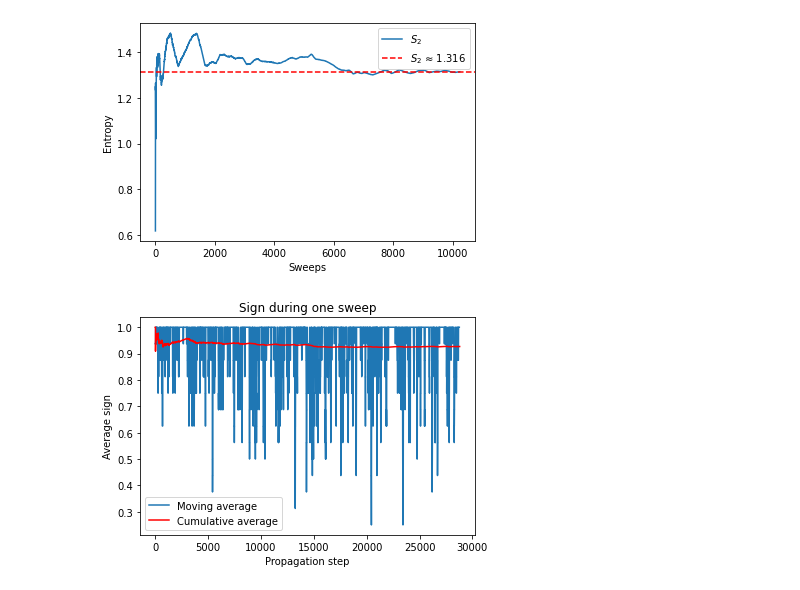
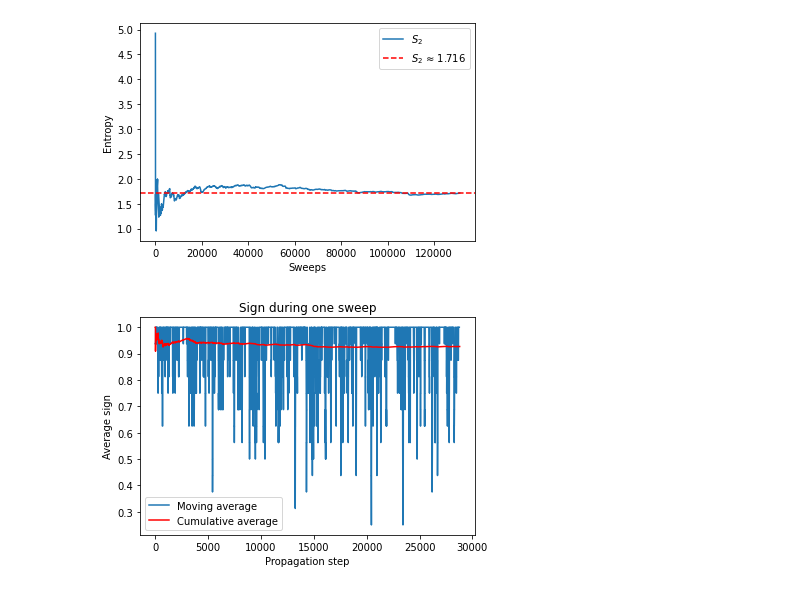
Before and after one commit to Terkadur/AFQMC, a Jupyter notebook: plot.ipynb, the cells around one changed output. Saved outputs shown, nothing was run; the diff lists cells and outputs as text; code cells hidden in the pictures.

```diff
--- a/plot.ipynb
+++ b/plot.ipynb
@@ -118,9 +118,9 @@ def plot_etgent_conv(EtgEnt_path, filling=None, U=None, partition=None):
     plt.ylabel("Entropy")
     plt.legend()
 # %%
-plot_etgent_conv("./data/1x10/processed/EtgEnt_Nup5_Ndn5_U2.0_beta50.0.jld", partition=8)
+plot_etgent_conv("./data/4x4/processed/EtgEnt_N16_U8.0_beta20.0.jld", partition=8)
 # %% [output]
-[figure, old version]
+[figure, new version]
 # %%
 file = h5py.File("./data/test/PropSgn_LA8_N24_U14.0_beta18.0_seed1234.jld")
 
```
Also changed, not shown: 50 other files.
